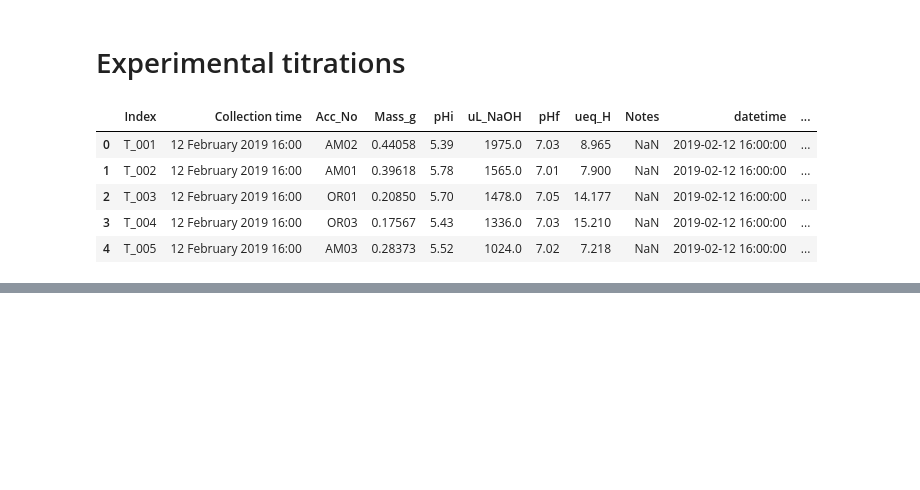
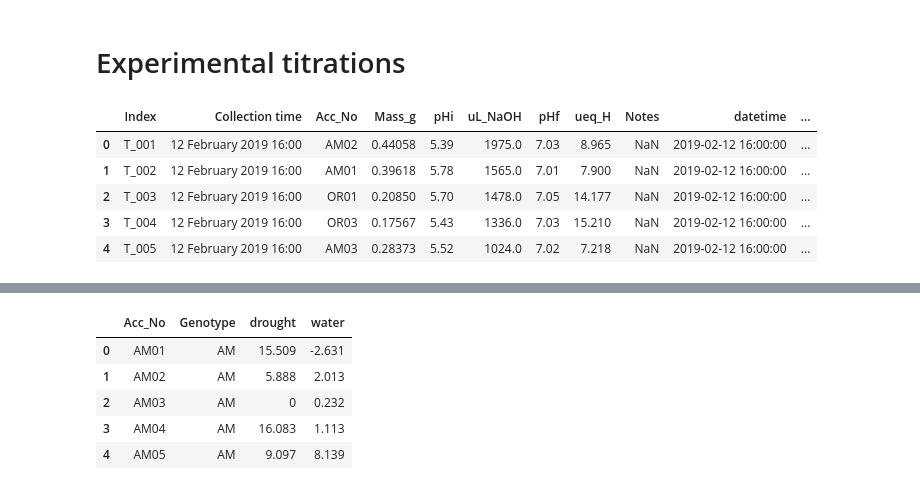
Before and after one commit to isgilman/Portulaca-coexpression, a Jupyter notebook: Notebooks/physiology_analyses.ipynb, the cells around one changed output, grey strips where cells are left out. Cells and saved outputs as stored; diff of their text form; code cells hidden in the pictures; blank space fills up the shorter version.

```diff
--- a/Notebooks/physiology_analyses.ipynb
+++ b/Notebooks/physiology_analyses.ipynb
@@ -240,0 +244,20 @@ plt.tight_layout()
+# %%
+dH_dict = Vividict()
+for acc, group in titrations.groupby("Acc_No"):
+    try:
+        dH_dict[acc]["Genotype"] = acc[:2]
+        dH_dict[acc]["water"] = group.iloc[1]["ueq_H"]-group.iloc[0]["ueq_H"]
+        dH_dict[acc]["drought"] = group.iloc[3]["ueq_H"]-group.iloc[2]["ueq_H"]
+    except IndexError:
+        next
+
+dH = pd.DataFrame(dH_dict).T.reset_index()
+dH.columns = ["Acc_No", "Genotype", "drought", "water"]
+dH.head()
+# %% [output]
+|  | Acc_No | Genotype | drought | water |
+| 0 | AM01 | AM | 15.509 | -2.631 |
+| 1 | AM02 | AM | 5.888 | 2.013 |
+| 2 | AM03 | AM | 0 | 0.232 |
+| 3 | AM04 | AM | 16.083 | 1.113 |
+| 4 | AM05 | AM | 9.097 | 8.139 |
```
Also changed, not shown: parts of 8 cells of this notebook, 1 other file.
